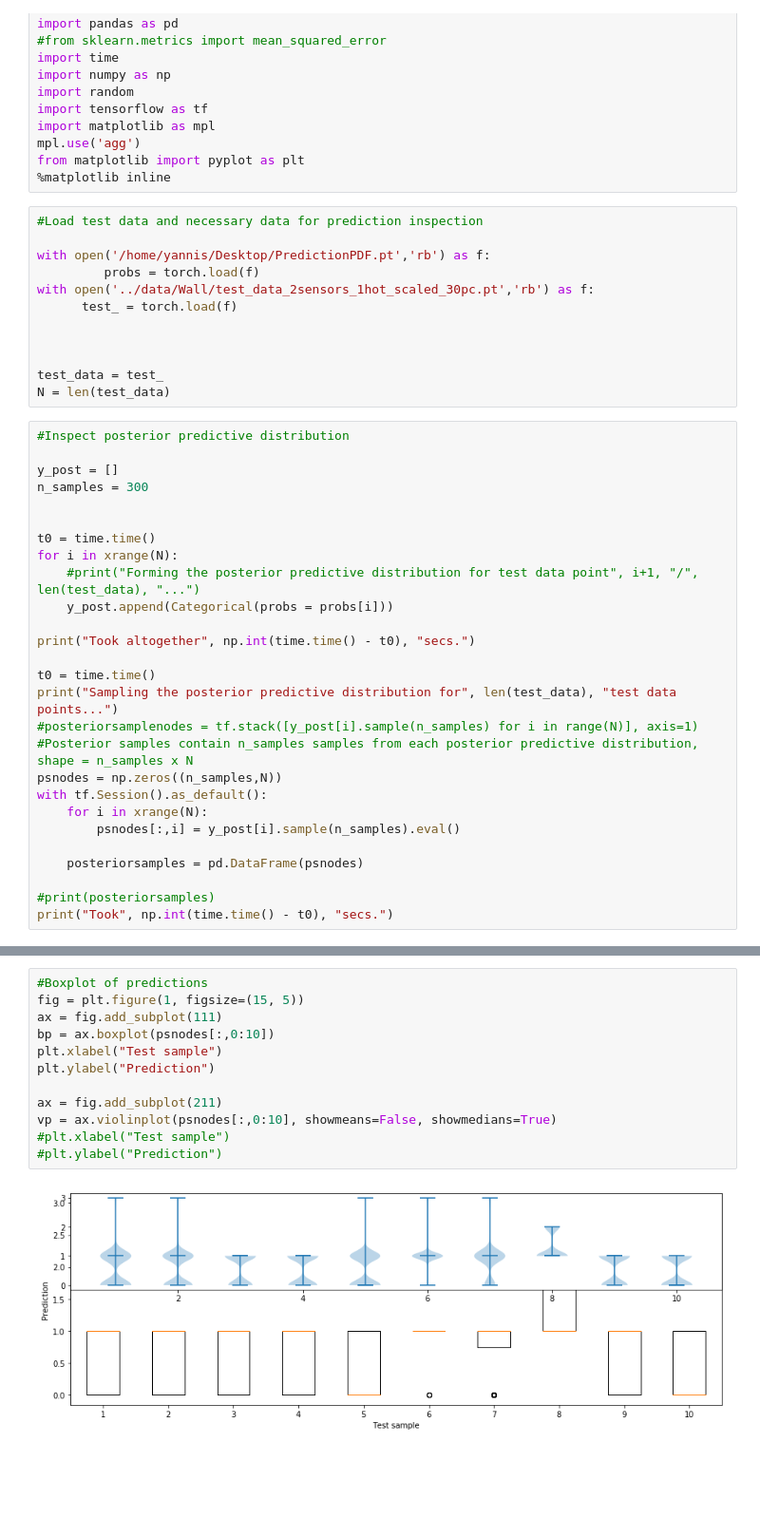
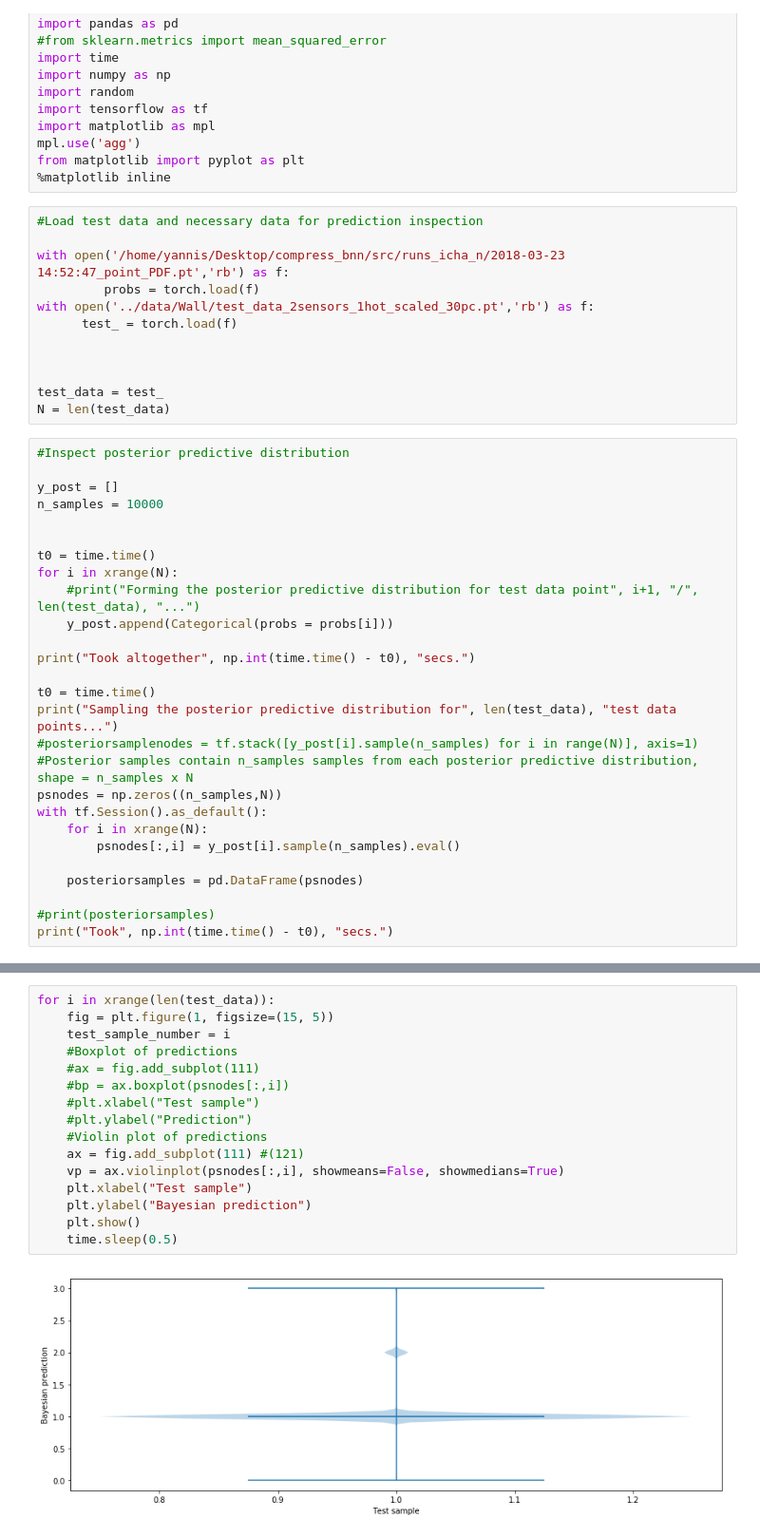
Before and after one commit to ichalkiad/model_compression_bnn, a Jupyter notebook: src/VisualiseBayesianTraining.ipynb, the cells around one changed output, grey strips where cells are left out. Shown at 95% size. Saved outputs shown, nothing was run; the diff lists cells and outputs as text; blank space fills up the shorter version.

```diff
--- a/src/VisualiseBayesianTraining.ipynb
+++ b/src/VisualiseBayesianTraining.ipynb
@@ -16,7 +16,7 @@ from matplotlib import pyplot as plt
 # %%
 #Load test data and necessary data for prediction inspection
 
-with open('/home/yannis/Desktop/PredictionPDF.pt','rb') as f:
+with open('/home/yannis/Desktop/compress_bnn/src/runs_icha_n/2018-03-23 14:52:47_point_PDF.pt','rb') as f:
          probs = torch.load(f)
 with open('../data/Wall/test_data_2sensors_1hot_scaled_30pc.pt','rb') as f:
       test_ = torch.load(f)
@@ -29,7 +29,7 @@ N = len(test_data)
 #Inspect posterior predictive distribution
 
 y_post = []
-n_samples = 300
+n_samples = 10000
 
 
 t0 = time.time()
@@ -104,14 +121,18 @@ Text(0.5,1,'Results for test data point 109')
 # %%
-#Boxplot of predictions
-fig = plt.figure(1, figsize=(15, 5))
-ax = fig.add_subplot(111)
-bp = ax.boxplot(psnodes[:,0:10])
-plt.xlabel("Test sample")
-plt.ylabel("Prediction")
-
-ax = fig.add_subplot(211)
-vp = ax.violinplot(psnodes[:,0:10], showmeans=False, showmedians=True)
-#plt.xlabel("Test sample")
-#plt.ylabel("Prediction")
+for i in xrange(len(test_data)):
+    fig = plt.figure(1, figsize=(15, 5))
+    test_sample_number = i
+    #Boxplot of predictions
+    #ax = fig.add_subplot(111)
+    #bp = ax.boxplot(psnodes[:,i])
+    #plt.xlabel("Test sample")
+    #plt.ylabel("Prediction")
+    #Violin plot of predictions
+    ax = fig.add_subplot(111) #(121)
+    vp = ax.violinplot(psnodes[:,i], showmeans=False, showmedians=True)
+    plt.xlabel("Test sample")
+    plt.ylabel("Bayesian prediction")
+    plt.show()
+    time.sleep(0.5)
 # %% [output]
-[figure, old version]
+[figure, new version]
```
Also changed, not shown: parts of 5 cells of this notebook.
